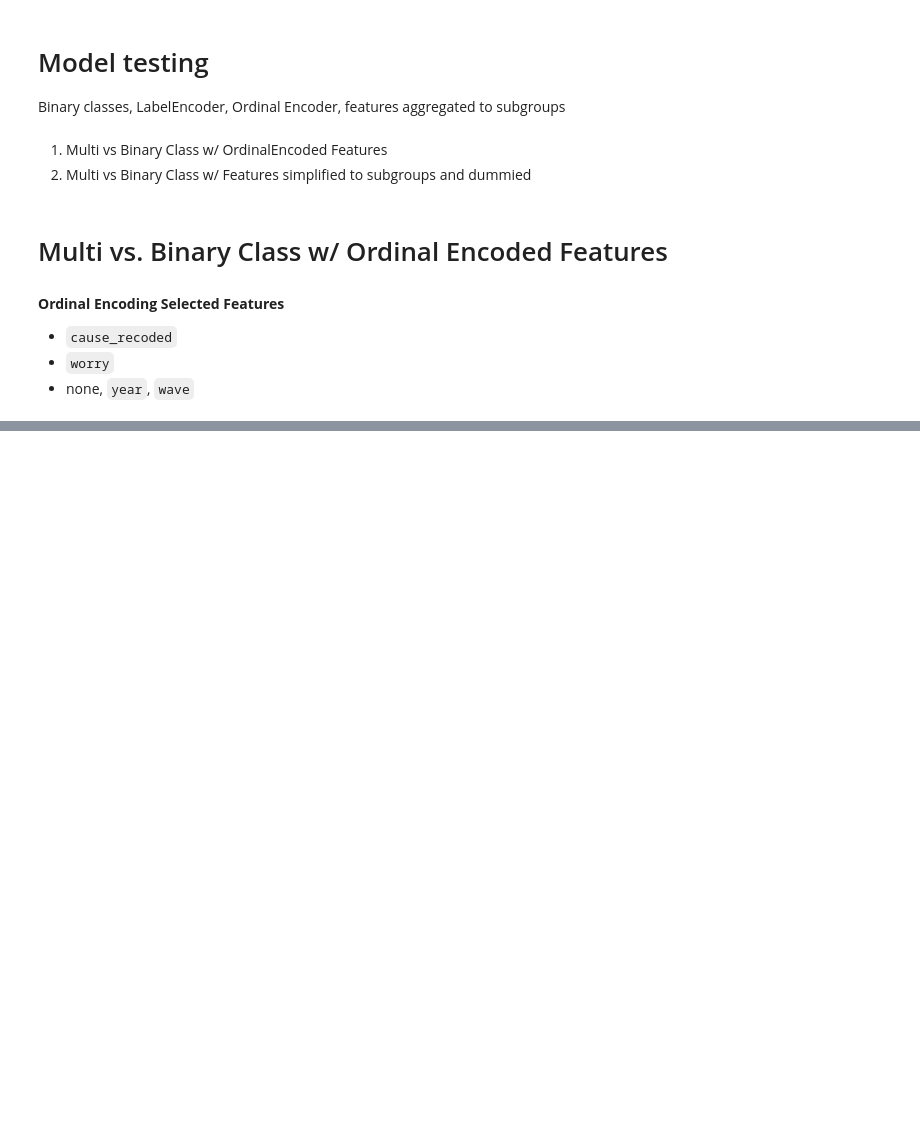
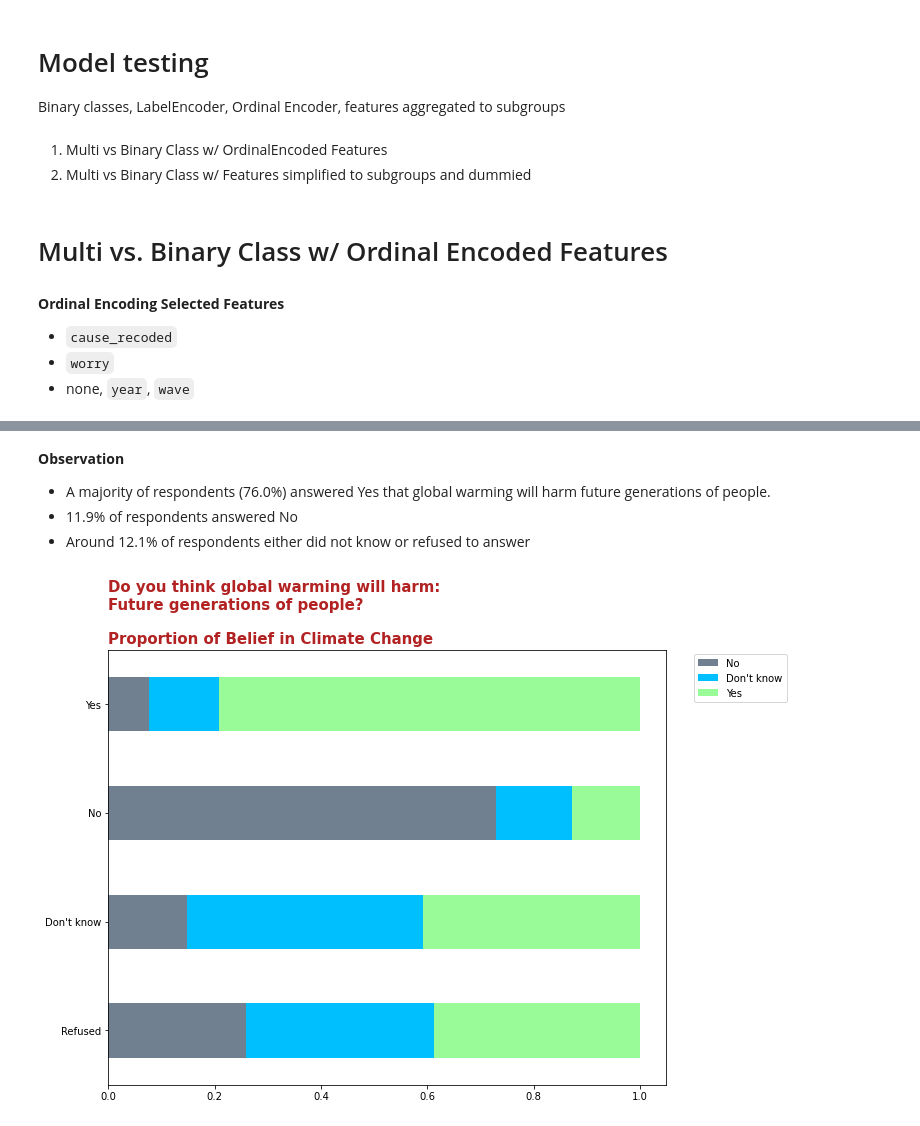
Before and after one commit to sabaiitj/Climate-Change-Survey, a Jupyter notebook: code/aggregate_eda.ipynb, the cells around one changed output, grey strips where cells are left out. Drawn from its saved outputs; the diff is of its cells as text; code cells hidden in the pictures; blank space fills up the shorter version.

```diff
--- a/code/aggregate_eda.ipynb
+++ b/code/aggregate_eda.ipynb
@@ -1144,0 +1278,12 @@ X_ord = enc.transform(df[['harm_personally',
+# %% [markdown]
+**Observation**
+  *  A majority of respondents (76.0%) answered Yes that global warming will harm future generations of people.
+  *  11.9% of respondents answered No
+  *  Around 12.1% of respondents either did not know or refused to answer
+# %%
+propgraph('harm_future_gen',
+          ['Refused','Don\'t know', 'No','Yes'],
+          'Do you think global warming will harm:\n'+\
+          'Future generations of people?')
+# %% [output]
+[figure, added]
```
Also changed, not shown: parts of 104 cells of this notebook.
